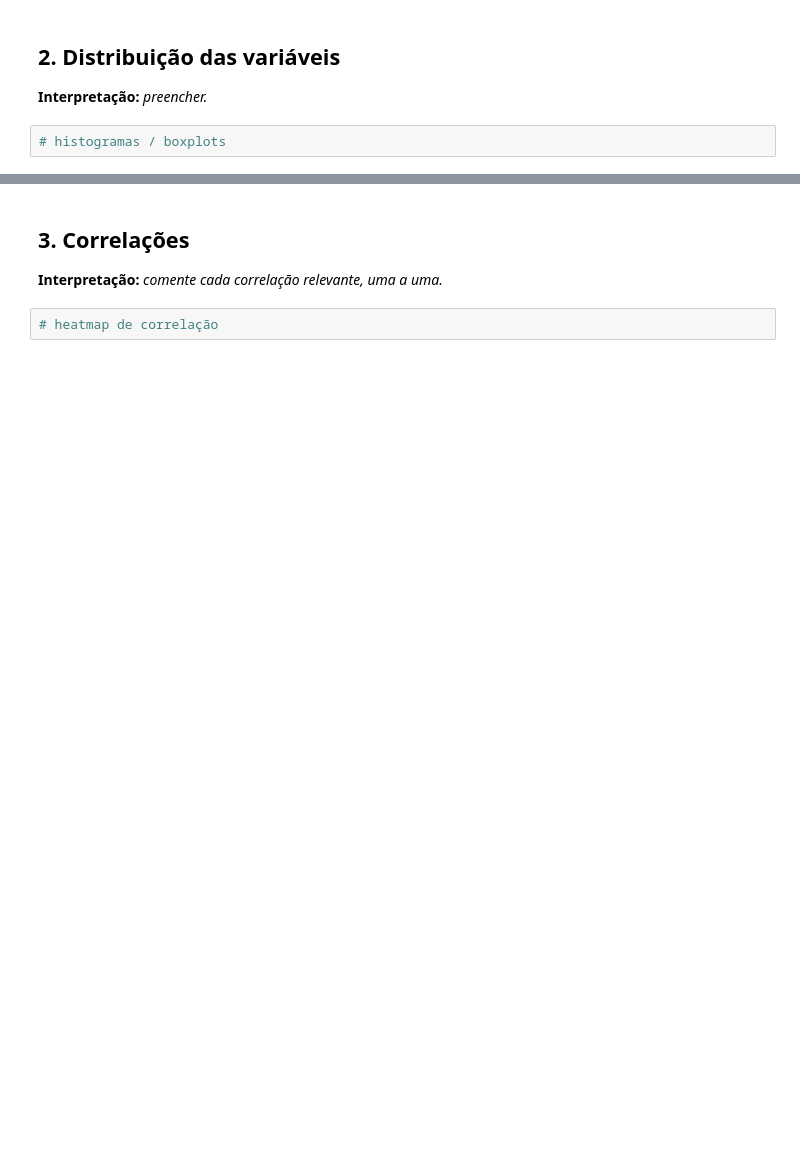
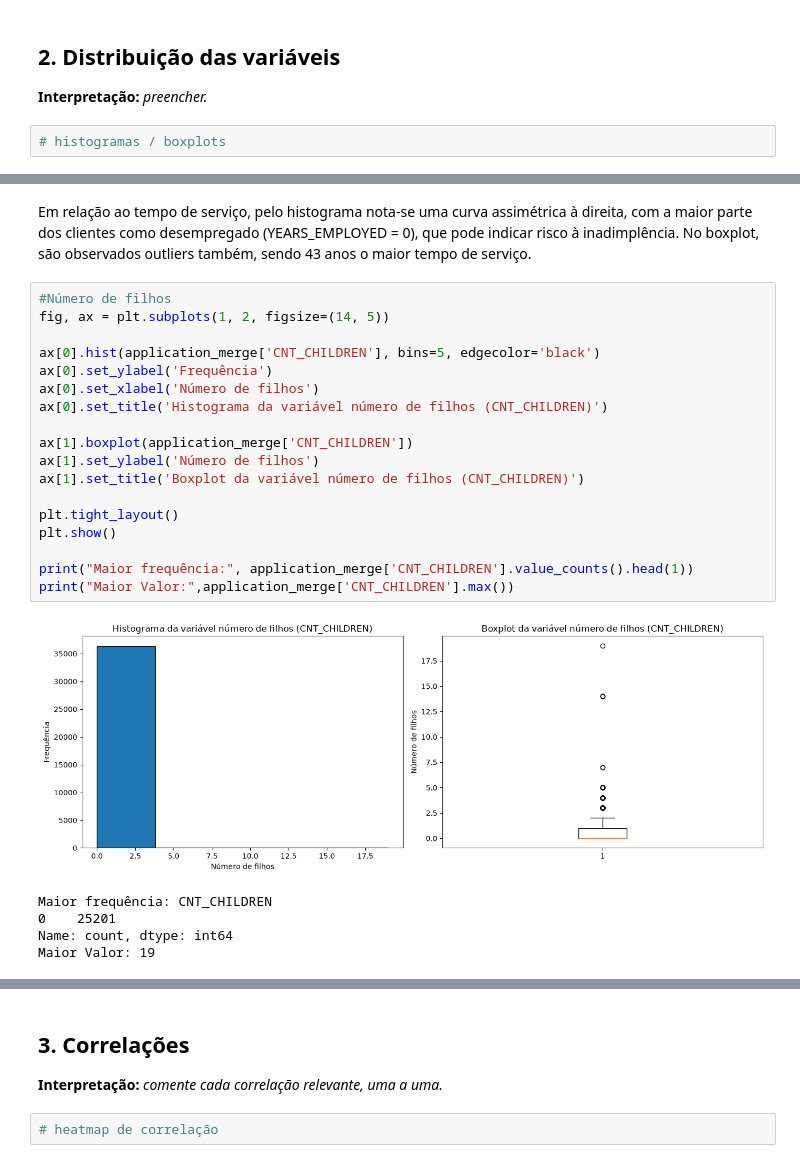
Before and after one commit to a-marcia0/rm377793-postech-tech-challenge-fase2, a Jupyter notebook: notebooks/01_eda.ipynb, the cells around one changed output, grey strips where cells are left out. Saved outputs shown, nothing was run; the diff lists cells and outputs as text; blank space fills up the shorter version.

```diff
--- a/notebooks/01_eda.ipynb
+++ b/notebooks/01_eda.ipynb
@@ -125,0 +372,27 @@ array([[<Axes: title={'center': 'ID'}>,
+# %% [markdown]
+Em relação ao tempo de serviço, pelo histograma nota-se uma curva assimétrica à direita, com a maior parte dos clientes como desempregado (YEARS_EMPLOYED = 0), que pode indicar risco à inadimplência.
+No boxplot, são observados outliers também, sendo 43 anos o maior tempo de serviço.
+# %%
+#Número de filhos
+fig, ax = plt.subplots(1, 2, figsize=(14, 5))
+
+ax[0].hist(application_merge['CNT_CHILDREN'], bins=5, edgecolor='black')
+ax[0].set_ylabel('Frequência')
+ax[0].set_xlabel('Número de filhos')
+ax[0].set_title('Histograma da variável número de filhos (CNT_CHILDREN)')
+
+ax[1].boxplot(application_merge['CNT_CHILDREN'])
+ax[1].set_ylabel('Número de filhos')
+ax[1].set_title('Boxplot da variável número de filhos (CNT_CHILDREN)')
+
+plt.tight_layout()
+plt.show()
+
+print("Maior frequência:", application_merge['CNT_CHILDREN'].value_counts().head(1))
+print("Maior Valor:",application_merge['CNT_CHILDREN'].max())
+# %% [output]
+[figure, added]
+Maior frequência: CNT_CHILDREN
+0    25201
+Name: count, dtype: int64
+Maior Valor: 19
```
Also changed, not shown: parts of 51 cells of this notebook, 1 other file.
